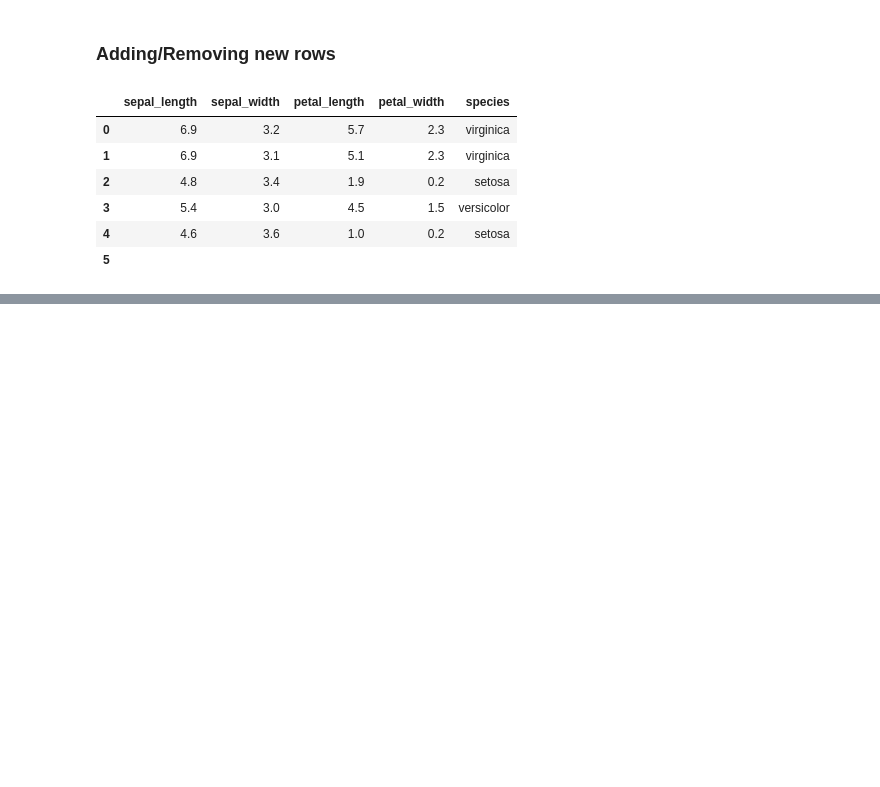
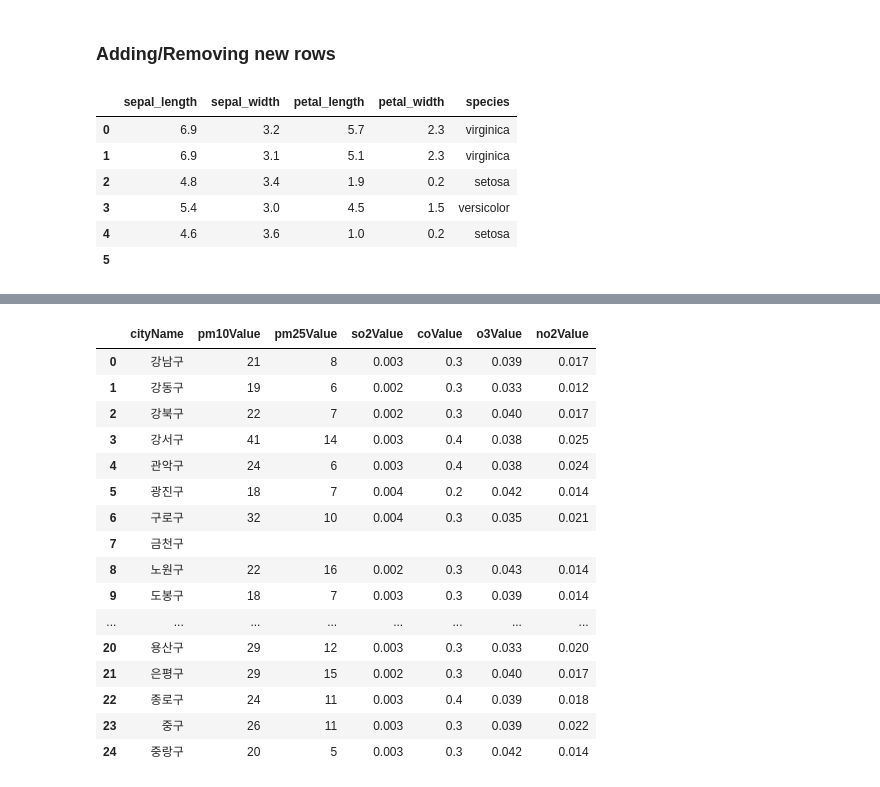
Before and after one commit to wjdwnsgur96/class2022Spring, a Jupyter notebook: 20220322,0324.ipynb, the cells around one changed output, grey strips where cells are left out. Cells and saved outputs as stored; diff of their text form; code cells hidden in the pictures; blank space fills up the shorter version.

```diff
--- a/20220322,0324.ipynb
+++ b/20220322,0324.ipynb
@@ -272,0 +325,5 @@ df
+# %%
+r = response.json()
+r
+
+#데이터 Output
@@ -272,0 +381,23 @@ df
+# %%
+items = r['response']['body']['items']
+
+cityName = [item['cityName'] for item in items]
+pm10Value = [item['pm10Value'] for item in items]
+pm25Value = [item['pm25Value'] for item in items]
+so2Value = [item['so2Value'] for item in items]
+coValue = [item['coValue'] for item in items]
+o3Value = [item['o3Value'] for item in items]
+no2Value = [item['no2Value'] for item in items]
+
+cityName = pd.Series(cityName)
+pm10Value = pd.Series(pm10Value)
+pm25Value = pd.Series(pm25Value)
+so2Value = pd.Series(so2Value)
+coValue = pd.Series(coValue)
+o3Value = pd.Series(o3Value)
+no2Value = pd.Series(no2Value)
+
+df = pd.DataFrame({ 'cityName': cityName, 'pm10Value': pm10Value, 'pm25Value': pm25Value, 'so2Value': so2Value, 'coValue': coValue, 'o3Value': o3Value, 'no2Value': no2Value})
+
+#pd.DataFrame에 속해 있는 구성 요소들은 df의 Column에 해당함
+#pd.Series(panda의 Series 함수)를 이용하여 데이터프레임(df) 생성 가능
@@ -272,0 +439,22 @@ df
+# %%
+df
+
+#완성된 df 표기
+# %% [output]
+|  | cityName | pm10Value | pm25Value | so2Value | coValue | o3Value | no2Value |
+| 0 | 강남구 | 21 | 8 | 0.003 | 0.3 | 0.039 | 0.017 |
+| 1 | 강동구 | 19 | 6 | 0.002 | 0.3 | 0.033 | 0.012 |
+| 2 | 강북구 | 22 | 7 | 0.002 | 0.3 | 0.040 | 0.017 |
+| 3 | 강서구 | 41 | 14 | 0.003 | 0.4 | 0.038 | 0.025 |
+| 4 | 관악구 | 24 | 6 | 0.003 | 0.4 | 0.038 | 0.024 |
+| 5 | 광진구 | 18 | 7 | 0.004 | 0.2 | 0.042 | 0.014 |
+| 6 | 구로구 | 32 | 10 | 0.004 | 0.3 | 0.035 | 0.021 |
+| 7 | 금천구 |  |  |  |  |  |  |
+| 8 | 노원구 | 22 | 16 | 0.002 | 0.3 | 0.043 | 0.014 |
+| 9 | 도봉구 | 18 | 7 | 0.003 | 0.3 | 0.039 | 0.014 |
+| ... | ... | ... | ... | ... | ... | ... | ... |
+| 20 | 용산구 | 29 | 12 | 0.003 | 0.3 | 0.033 | 0.020 |
+| 21 | 은평구 | 29 | 15 | 0.002 | 0.3 | 0.040 | 0.017 |
+| 22 | 종로구 | 24 | 11 | 0.003 | 0.4 | 0.039 | 0.018 |
+| 23 | 중구 | 26 | 11 | 0.003 | 0.3 | 0.039 | 0.022 |
+| 24 | 중랑구 | 20 | 5 | 0.003 | 0.3 | 0.042 | 0.014 |
```
Also changed, not shown: parts of 11 cells of this notebook.
